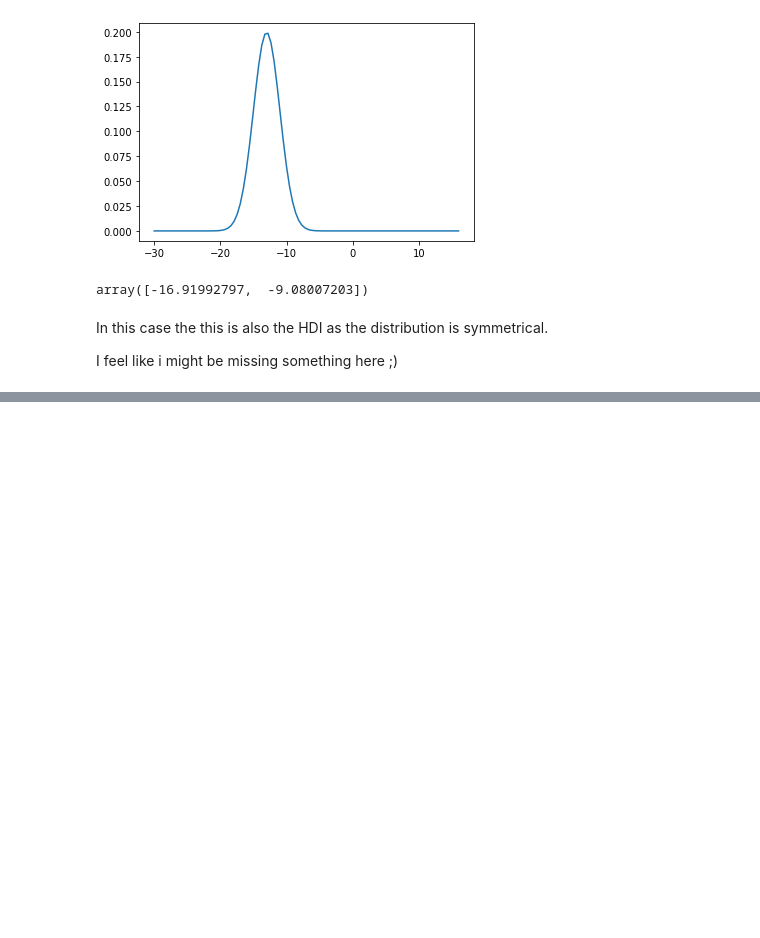
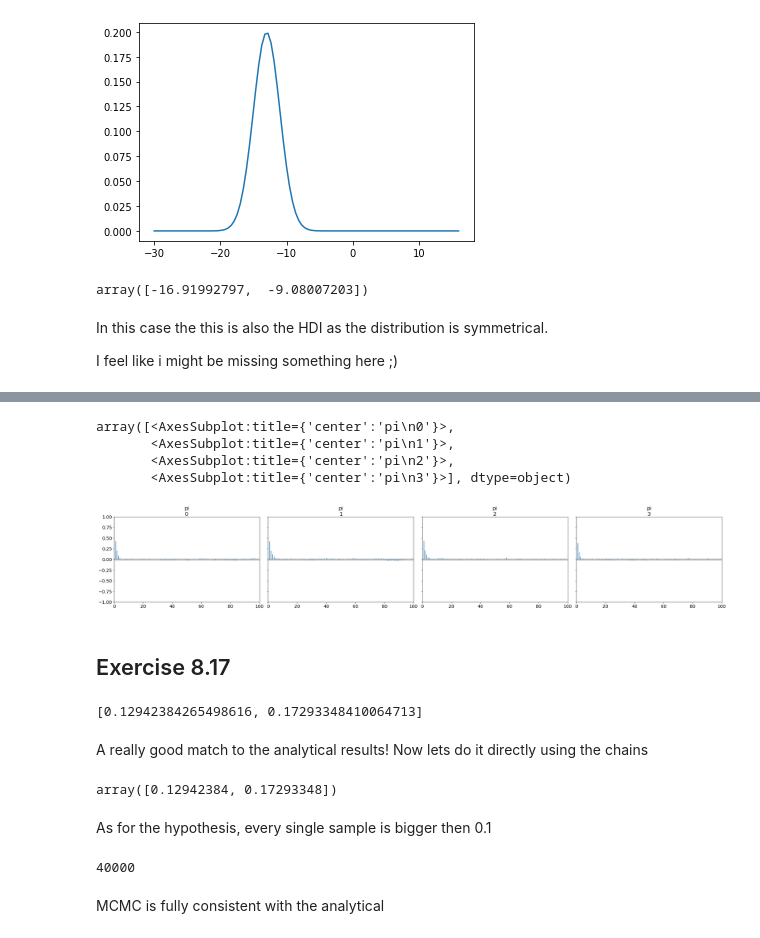
Before and after one commit to DrEntropy/BayesRulesWork, a Jupyter notebook: Chapter8.ipynb, the cells around one changed output, grey strips where cells are left out. Saved outputs shown, nothing was run; the diff lists cells and outputs as text; code cells hidden in the pictures; blank space fills up the shorter version.

Commit message:
Finished chapter 8 exercises

```diff
--- a/Chapter8.ipynb
+++ b/Chapter8.ipynb
@@ -61,0 +177,19 @@ I feel like i might be missing something here ;)
+# %%
+az.plot_autocorr(fit, var_names=['pi'])
+# %% [output]
+array([<AxesSubplot:title={'center':'pi\n0'}>,
+       <AxesSubplot:title={'center':'pi\n1'}>,
+       <AxesSubplot:title={'center':'pi\n2'}>,
+       <AxesSubplot:title={'center':'pi\n3'}>], dtype=object)
+[figure, added]
+# %% [markdown]
+## Exercise 8.17
+# %%
+dataset = az.convert_to_dataset(fit)
+# There has to be a better way then this values.item nonsense!!
+
+[dataset.quantile(q).pi.values.item() for q in [.025, .975]]
+# %% [output]
+[0.12942384265498616, 0.17293348410064713]
+# %% [markdown]
+A really good match to the analytical results!   Now lets do it directly using the chains
@@ -61,0 +198,12 @@ I feel like i might be missing something here ;)
+# %%
+np.quantile(all_chains, [.025,.975])
+# %% [output]
+array([0.12942384, 0.17293348])
+# %% [markdown]
+As for the hypothesis, every single sample is bigger then 0.1
+# %%
+all_chains[all_chains > 0.1].shape[0]
+# %% [output]
+40000
+# %% [markdown]
+MCMC is fully consistent with the analytical
```
Also changed, not shown: parts of 32 cells of this notebook.
